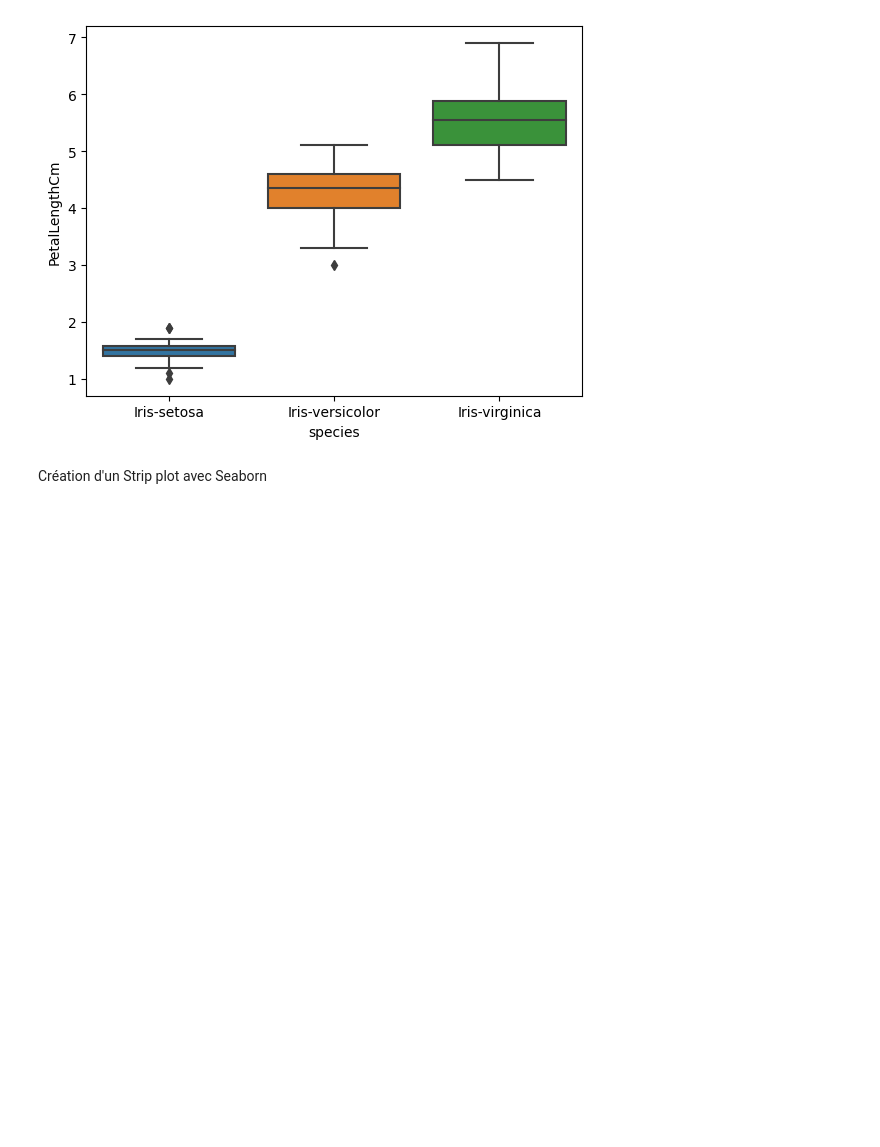
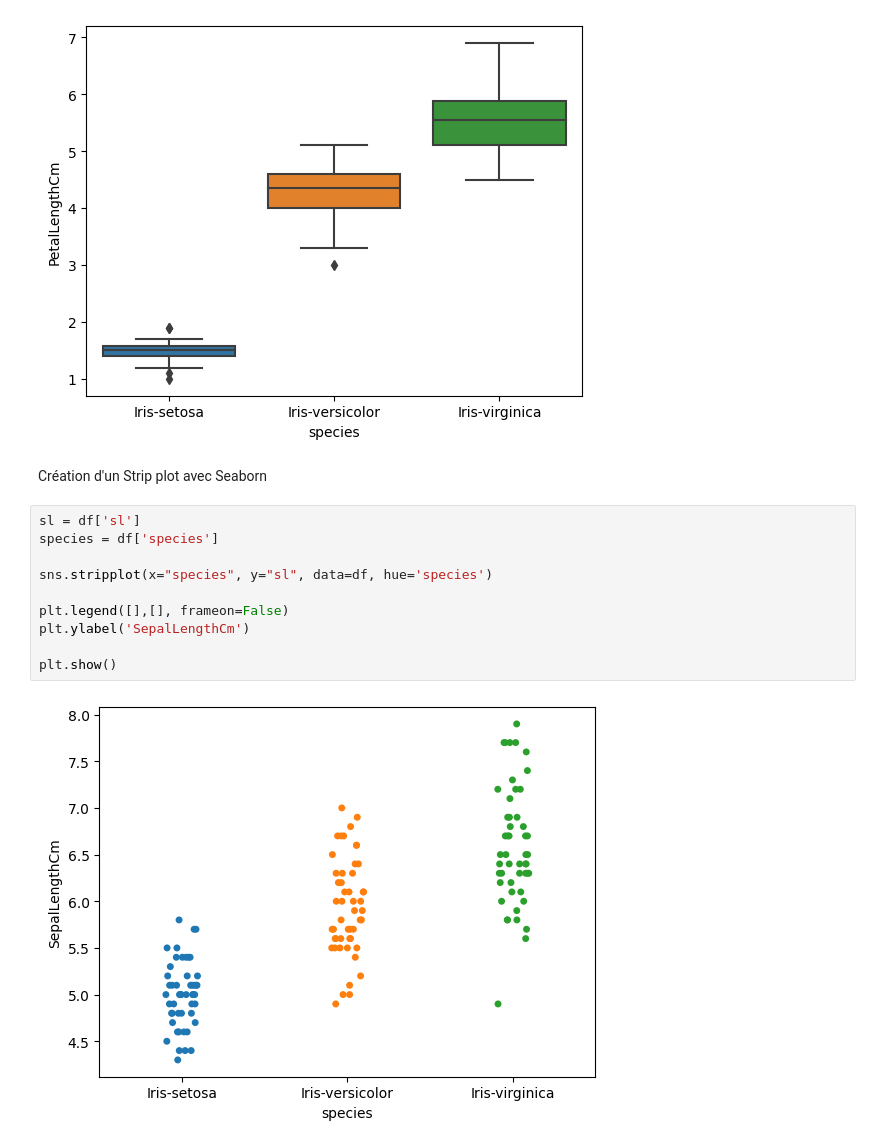
Before and after one commit to wandrilledioubate/mastercamp_datascience, a Jupyter notebook: td6.ipynb, the cells around one changed output. Drawn from its saved outputs; the diff is of its cells as text; blank space fills up the shorter version.

```diff
--- a/td6.ipynb
+++ b/td6.ipynb
@@ -72,3 +72,15 @@ plt.show()
 [figure]
 # %% [markdown]
 Création d'un Strip plot avec Seaborn
+# %%
+sl = df['sl']
+species = df['species']
+
+sns.stripplot(x="species", y="sl", data=df, hue='species')
+
+plt.legend([],[], frameon=False)
+plt.ylabel('SepalLengthCm')
+
+plt.show()
+# %% [output]
+[figure, added]
```
